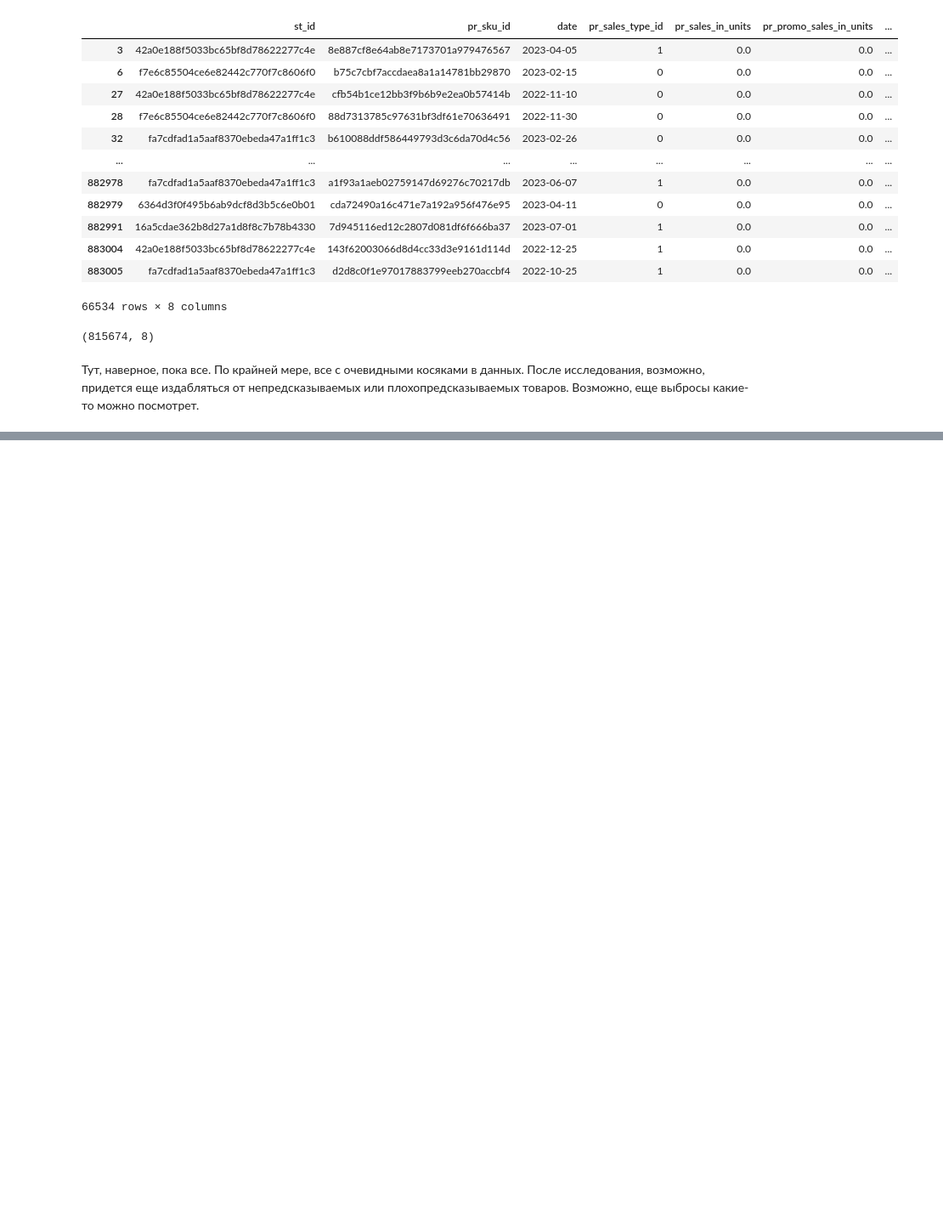
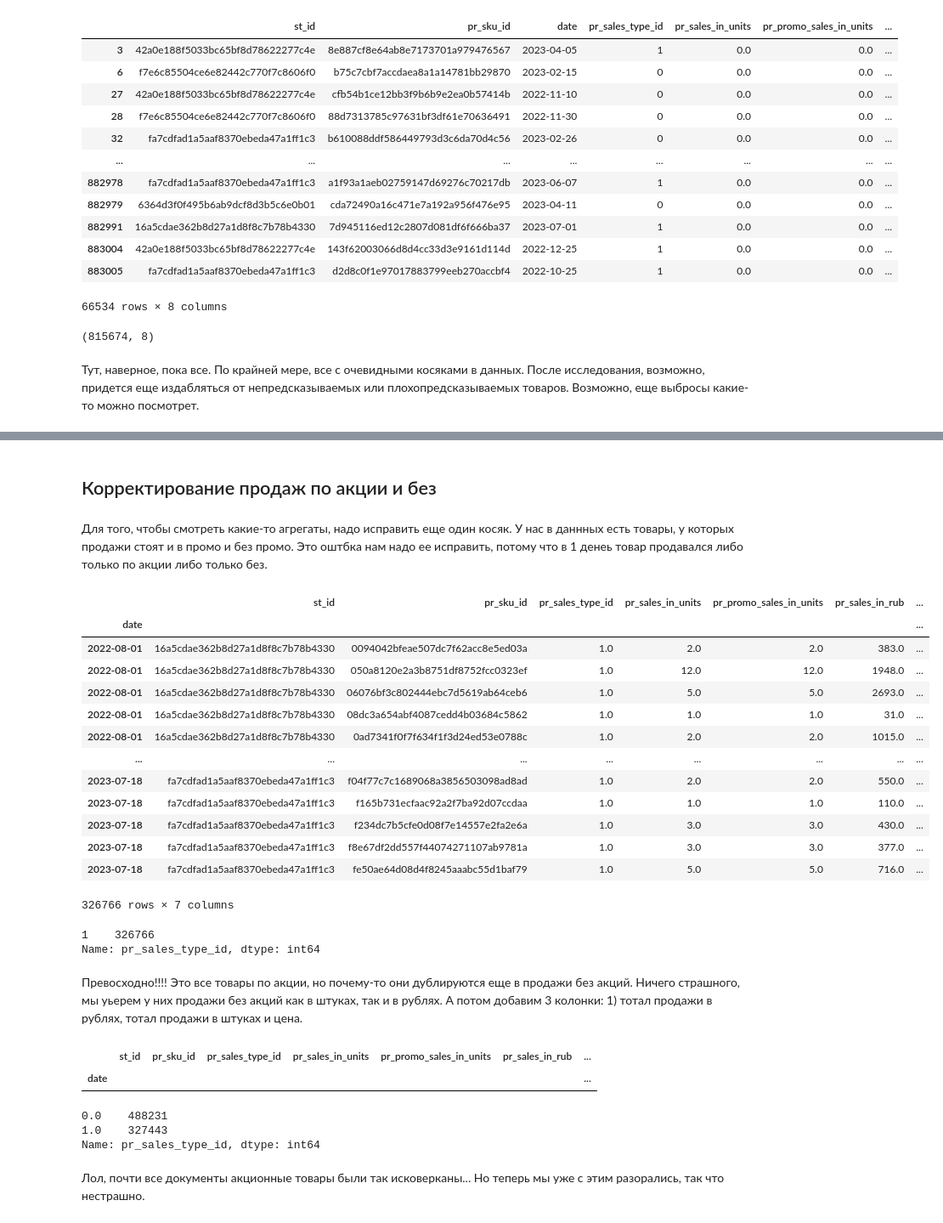
Before and after one commit to Zhuzha271/DS, a Jupyter notebook: Andrei's vision.ipynb, the cells around one changed output, grey strips where cells are left out. Shown at 85% size. Cells and saved outputs as stored; diff of their text form; code cells hidden in the pictures; blank space fills up the shorter version.

Commit message:
probably most major data problems fixed

```diff
--- a/Andrei's vision.ipynb
+++ b/Andrei's vision.ipynb
@@ -541,0 +542,29 @@ display(sales)
+# %% [markdown]
+## Корректирование продаж по акции и без
+# %% [markdown]
+Для того, чтобы смотреть какие-то агрегаты, надо исправить еще один косяк. У нас в даннных есть товары, у которых продажи стоят и в промо и без промо. Это оштбка нам надо ее исправить, потому что в 1 денеь товар продавался либо только по акции либо только без.
+# %%
+data_to_correct = sales[(sales['pr_sales_in_rub']==sales['pr_promo_sales_in_rub']) & (sales['pr_sales_in_rub']!=0)]
+display(data_to_correct)
+# %% [output]
+|  | st_id | pr_sku_id | pr_sales_type_id | pr_sales_in_units | pr_promo_sales_in_units | pr_sales_in_rub | ... |
+| date |  |  |  |  |  |  | ... |
+| 2022-08-01 | 16a5cdae362b8d27a1d8f8c7b78b4330 | 0094042bfeae507dc7f62acc8e5ed03a | 1.0 | 2.0 | 2.0 | 383.0 | ... |
+| 2022-08-01 | 16a5cdae362b8d27a1d8f8c7b78b4330 | 050a8120e2a3b8751df8752fcc0323ef | 1.0 | 12.0 | 12.0 | 1948.0 | ... |
+| 2022-08-01 | 16a5cdae362b8d27a1d8f8c7b78b4330 | 06076bf3c802444ebc7d5619ab64ceb6 | 1.0 | 5.0 | 5.0 | 2693.0 | ... |
+| 2022-08-01 | 16a5cdae362b8d27a1d8f8c7b78b4330 | 08dc3a654abf4087cedd4b03684c5862 | 1.0 | 1.0 | 1.0 | 31.0 | ... |
+| 2022-08-01 | 16a5cdae362b8d27a1d8f8c7b78b4330 | 0ad7341f0f7f634f1f3d24ed53e0788c | 1.0 | 2.0 | 2.0 | 1015.0 | ... |
+| ... | ... | ... | ... | ... | ... | ... | ... |
+| 2023-07-18 | fa7cdfad1a5aaf8370ebeda47a1ff1c3 | f04f77c7c1689068a3856503098ad8ad | 1.0 | 2.0 | 2.0 | 550.0 | ... |
+| 2023-07-18 | fa7cdfad1a5aaf8370ebeda47a1ff1c3 | f165b731ecfaac92a2f7ba92d07ccdaa | 1.0 | 1.0 | 1.0 | 110.0 | ... |
+| 2023-07-18 | fa7cdfad1a5aaf8370ebeda47a1ff1c3 | f234dc7b5cfe0d08f7e14557e2fa2e6a | 1.0 | 3.0 | 3.0 | 430.0 | ... |
+| 2023-07-18 | fa7cdfad1a5aaf8370ebeda47a1ff1c3 | f8e67df2dd557f44074271107ab9781a | 1.0 | 3.0 | 3.0 | 377.0 | ... |
+| 2023-07-18 | fa7cdfad1a5aaf8370ebeda47a1ff1c3 | fe50ae64d08d4f8245aaabc55d1baf79 | 1.0 | 5.0 | 5.0 | 716.0 | ... |
+326766 rows × 7 columns
+# %%
+display(data_to_correct['pr_sales_type_id'].value_counts())
+# %% [output]
+1    326766
+Name: pr_sales_type_id, dtype: int64
+# %% [markdown]
+Превосходно!!!! Это все товары по акции, но почему-то они дублируются еще в продажи без акций. Ничего страшного, мы уьерем у них продажи без акций как в штуках, так и в рублях. А потом добавим 3 колонки: 1) тотал продажи в рублях, тотал продажи в штуках и цена.
@@ -541,0 +581,14 @@ display(sales)
+# %%
+data_to_correct = sales[(sales['pr_sales_in_rub']==sales['pr_promo_sales_in_rub']) & (sales['pr_sales_in_rub']!=0)]
+display(data_to_correct)
+# %% [output]
+|  | st_id | pr_sku_id | pr_sales_type_id | pr_sales_in_units | pr_promo_sales_in_units | pr_sales_in_rub | ... |
+| date |  |  |  |  |  |  | ... |
+# %%
+print(sales['pr_sales_type_id'].value_counts())
+# %% [output]
+0.0    488231
+1.0    327443
+Name: pr_sales_type_id, dtype: int64
+# %% [markdown]
+Лол, почти все документы акционные товары были так исковерканы... Но теперь мы уже с этим разорались, так что нестрашно.
```
Also changed, not shown: parts of 38 cells of this notebook.
